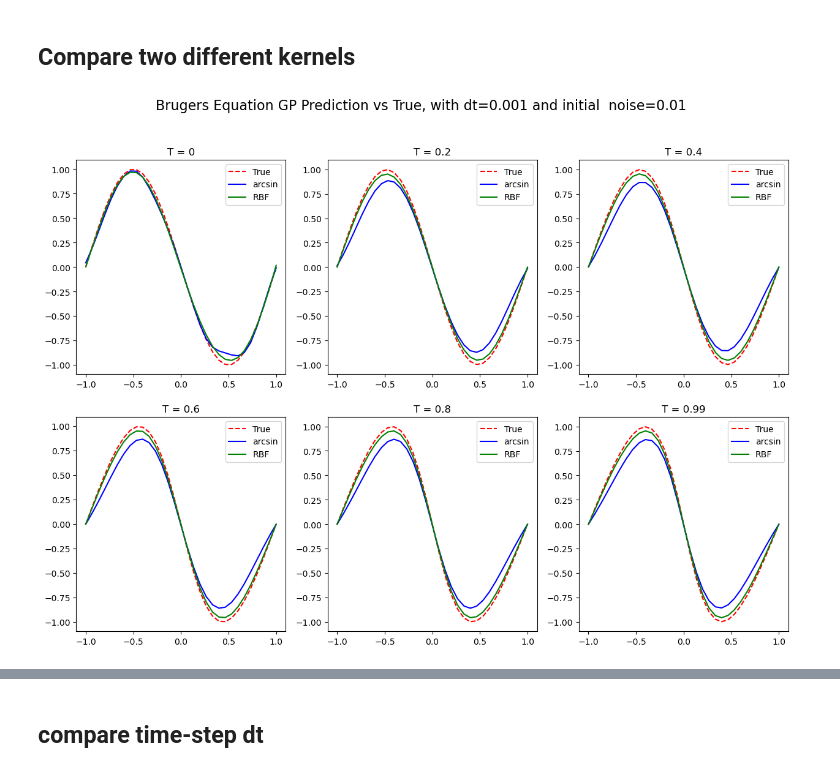
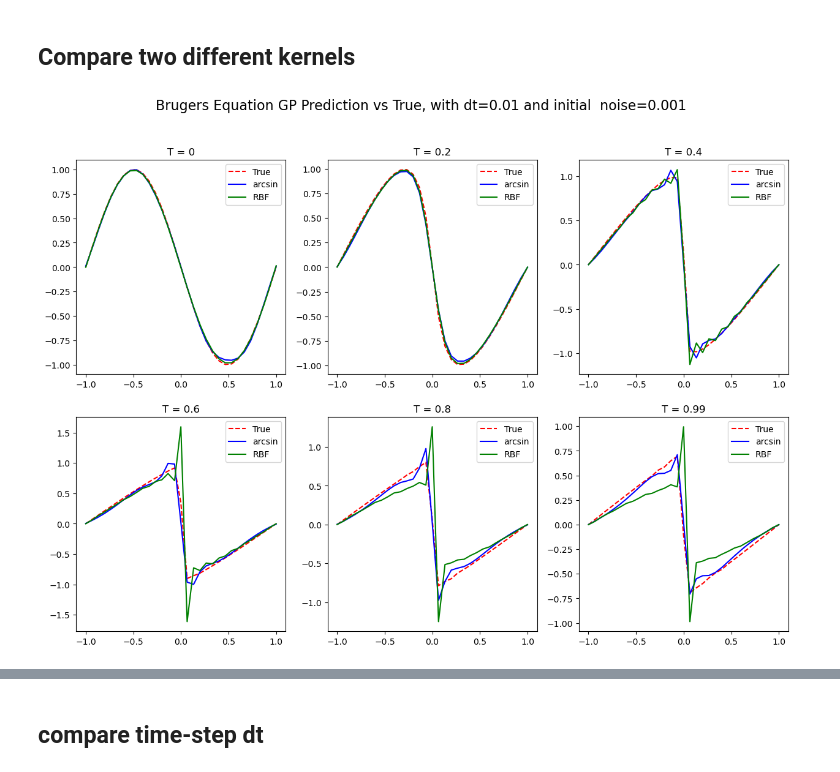
Before and after one commit to ZhongXinyu/Numerical-Gaussian-Process, a Jupyter notebook: src/plot_graphs.ipynb, the cells around one changed output, grey strips where cells are left out. Drawn from its saved outputs; the diff is of its cells as text; code cells hidden in the pictures.

```diff
--- a/src/plot_graphs.ipynb
+++ b/src/plot_graphs.ipynb
@@ -30,13 +30,9 @@ x = np.load(folderpath + "/x.npy")
 error = np.load(folderpath + "/error.npy")
 u_true = np.load(folderpath + "/u_true.npy")
 # %%
-# plot the behavior over time
-t_list = [int(x/dt/10) for x in range (0,10)]
-print (t_list)
-
 # subplot of 2 * 3
 fig, axs = plt.subplots(2, 3, figsize=(15, 10))
-t_list = [0, 0.1, 0.2, 0.3, 0.4, 0.5]
+t_list = [0.01, 0.1, 0.2, 0.3, 0.4, 0.5]
 for i, t in enumerate(t_list):
     t_index = int(t/dt)
     # plot the true solution, with dashed line
@@ -48,5 +44,6 @@ for i, t in enumerate(t_list):
     axs[i//3, i%3].legend()
 plt.suptitle(f"Brugers Equation GP Prediction vs True, with dt={dt} and noise={noise} , with {kernel} kernel", fontsize=16)
 # plt.savefig("../result/uncertainty.png")
+plt.savefig("../result/burger_gp.png")
 plt.show()
 # %% [output]
@@ -72,4 +53,19 @@ dt2 = 0.001
 # %%
+########################### Parameters ################################
+### This is an example of comparing two different kernels with the same parameterls
+
+name1 = "Burger"
+kernel1 = "arcsin"
+test_point1 = 31
+noise1 = 0.001
+dt1 = 0.01
+
+name2 = "Burger"
+kernel2 = "RBF"
+test_point2 = 31
+noise2 = 0.001
+dt2 = 0.01
+
 # define folder names
 foldername1 = f"{name1}_{kernel1}_{test_point1}_test_points_{noise1}_noise_{dt1}_timestep"
 foldername2 = f"{name2}_{kernel2}_{test_point2}_test_points_{noise2}_noise_{dt2}_timestep"
@@ -99,22 +95,22 @@ u_true2 = np.load(folderpath2 + "/u_true.npy")
 # %%
 # plot the behavior over time for each kernel
 
 # subplot of 2 * 3
 fig, axs = plt.subplots(2, 3, figsize=(15, 10))
 t_list = [0, 0.2, 0.4, 0.6, 0.8, 0.99]
 for i, t in enumerate(t_list):
-    t_index = int(t/dt)
+    t_index = int(t/dt1)
     # plot the true solution, with dashed line
-    axs[i//3, i%3].plot(x, u_true2[t_index], label="True", color = 'red', linestyle='dashed')
-    axs[i//3, i%3].plot(x, u_mean1[t_index], label=f"{kernel1}", color = 'blue')
-    axs[i//3, i%3].plot(x, u_mean2[t_index], label=f"{kernel2}", color = 'green')
+    axs[i//3, i%3].plot(x1, u_true2[t_index], label="True", color = 'red', linestyle='dashed')
+    axs[i//3, i%3].plot(x1, u_mean1[t_index], label=f"{kernel1}", color = 'blue')
+    axs[i//3, i%3].plot(x1, u_mean2[t_index], label=f"{kernel2}", color = 'green')
     # uncertainty
     # axs[i//3, i%3].fill_between(x, u_mean1[t_index]-u_std1[t_index], u_mean1[t_index]+u_std1[t_index], alpha=0.3, color = 'blue')
     # axs[i//3, i%3].fill_between(x, u_mean2[t_index]-u_std2[t_index], u_mean2[t_index]+u_std2[t_index], alpha=0.3, color = 'green')
     axs[i//3, i%3].set_title(f"T = {t}")
     axs[i//3, i%3].legend()
 plt.suptitle(f"Brugers Equation GP Prediction vs True, with dt={dt1} and initial  noise={noise1}", fontsize=16)
-# plt.savefig("../result/kernel_comparison.png")
+plt.savefig("../result/kernel_comparison.png")
 plt.show()
 # %% [output]
-[figure, old version]
+[figure, new version]
```
Also changed, not shown: parts of 10 cells of this notebook, 6 other files.
